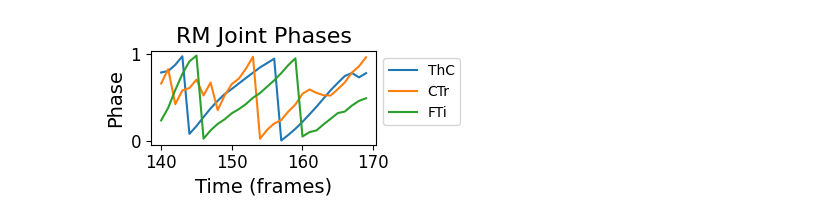
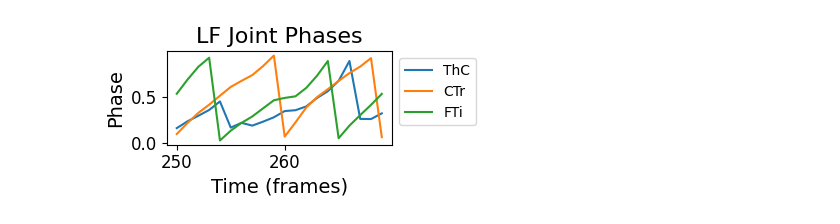
Before and after one commit to wangyuchen0217/airl-insect-walking, a Jupyter notebook: intra-limb analysis.ipynb, the cells around one changed output. Cells and saved outputs as stored; diff of their text form; code cells hidden in the pictures.

```diff
--- a/intra-limb analysis.ipynb
+++ b/intra-limb analysis.ipynb
@@ -9,13 +9,13 @@ import os
 from scipy.signal import hilbert
 
 # ======== Parameters (modify these as needed) ========= #
-ENV_ID = "Medauroidea_66k_aug3c"
+ENV_ID = "Medauroidea_66k_aug3c_uneven_flat"
 ALGO = "airl_logit_vx"
-FILENAME = "20251007-1539"
-STEP_NUM = "90000-1"
-EPISODE = 2
-start = 140
-end = 190
+FILENAME = "20251018-2026"
+STEP_NUM = "190000"
+EPISODE = 5 #
+start = 250 #
+end = 270 #2
 fig_length = 4
 fig_width = 2
 
@@ -51,47 +51,51 @@ states.columns = [
                 #   'contact_FL', 'contact_ML', 'contact_HL', 'contact_FR', 'contact_MR', 'contact_HR'
                   ]
 
+forces = states[['force_LF', 'force_LM', 'force_LH', 'force_RF', 'force_RM', 'force_RH']].copy()
+
 lf = states[['LF_ThC', 'LF_CTr', 'LF_FTi']].to_numpy()
 lm = states[['LM_ThC', 'LM_CTr', 'LM_FTi']].to_numpy()
 lh = states[['LH_ThC', 'LH_CTr', 'LH_FTi']].to_numpy()
 rf = states[['RF_ThC', 'RF_CTr', 'RF_FTi']].to_numpy()
 rm = states[['RM_ThC', 'RM_CTr', 'RM_FTi']].to_numpy()
 rh = states[['RH_ThC', 'RH_CTr', 'RH_FTi']].to_numpy()
 
 # ======== Hilbert phase ======== #
 def phase(x):
     h = hilbert(x - np.mean(x))
     return (np.angle(h) + np.pi) / (2 * np.pi)
 
 def inter_limb_plot(leg, start, end):
     phiT, phiC, phiF = map(phase, [leg[:, 0], leg[:, 1], leg[:, 2]])
     # --- Phases ---
     plt.figure(figsize=(fig_length, fig_width))
     plt.plot(np.arange(start, end), phiT[start:end], label="ThC")
     plt.plot(np.arange(start, end), phiC[start:end], label="CTr")
     plt.plot(np.arange(start, end), phiF[start:end], label="FTi")
-    plt.title(f"RM Joint Phases", fontsize=16)
+    plt.title(f"LF Joint Phases", fontsize=16)
     plt.xlabel('Time (frames)', fontsize=14)
     plt.ylabel('Phase', fontsize=14)
     plt.tick_params(axis='both', which='major', labelsize=12)
     plt.legend(bbox_to_anchor=(1, 1), loc='upper left')
     plt.tight_layout()
     plt.show()
 
-    # # --- Cyclograms (scatter instead of line) ---
+    # --- Cyclograms (scatter instead of line) ---
+    # start = 274
+    # end = 300
     # for (x, y, n1, n2) in [(0, 1, "ThC", "CTr"), (1, 2, "CTr", "FTi"), (0, 2, "ThC", "FTi")]:
     #     plt.figure(figsize=(3, 3))
     #     # plt.scatter(lf[a:b, x], lf[a:b, y], s=10, alpha=0.7)
-    #     plt.plot(leg[start:end,x],leg[start:end,y], marker='o', markersize=6, linestyle='-', linewidth=0.5, alpha=0.7)
-    #     plt.xlabel(f"{n1} (rad)", fontsize=16)
-    #     plt.ylabel(f"{n2} (rad)", fontsize=16)
-    #     plt.title(f"Cyclogram {n1}-{n2}", fontsize=18)
-    #     plt.tick_params(axis='both', which='major', labelsize=14)
+    #     plt.plot(leg[start:end,x],leg[start:end,y], marker='o', markersize=4, lw=0.7, alpha=0.8)
+    #     plt.xlabel(f"{n1} (rad)")
+    #     plt.ylabel(f"{n2} (rad)")
+    #     plt.title(f"LF {n1}-{n2}\ncycle [{start}:{end})")
     #     plt.tight_layout()
+    #     plt.savefig(f"LF_{n1}-{n2}_{start}-{end}.png", dpi=200, bbox_inches="tight")
     #     plt.show()
 
-inter_limb_plot(rm, start, 170)
+inter_limb_plot(lf, start, end)
 # %% [output]
-[figure, old version]
+[figure, new version]
 # %%
 # ======== Cyclogram per-cycle analyzer (LF) ======== #
```
Also changed, not shown: parts of 1 cell of this notebook, 3 other files.
